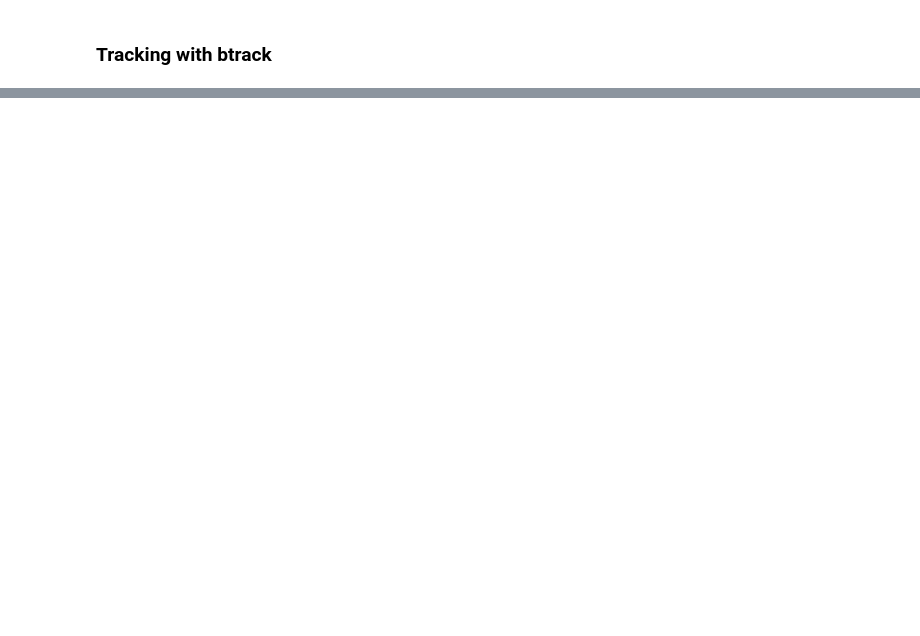
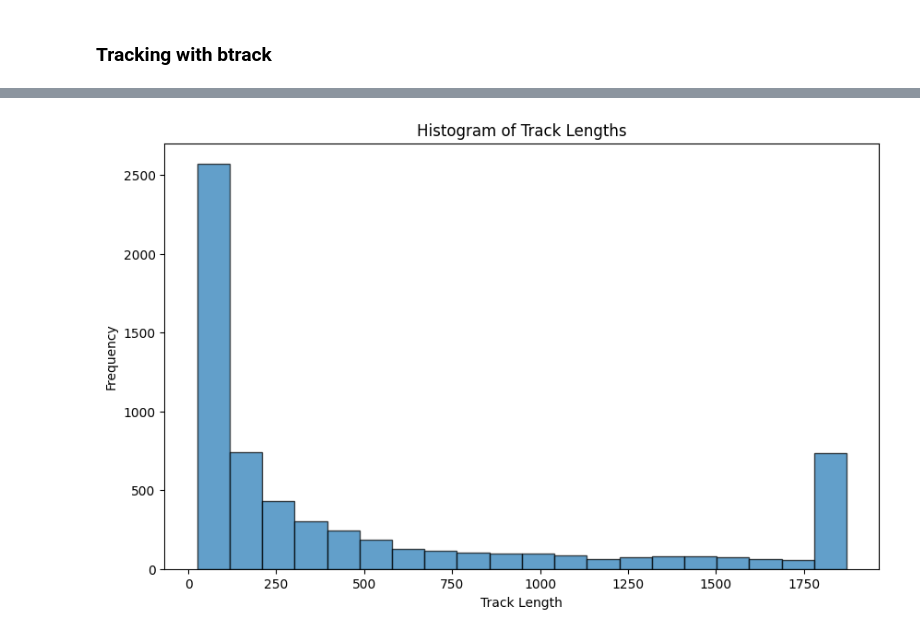
Before and after one commit to nezba00/apoDet, a Jupyter notebook: scripts/02_tracking_btrack.ipynb, the cells around one changed output, grey strips where cells are left out. Drawn from its saved outputs; the diff is of its cells as text; code cells hidden in the pictures; blank space fills up the shorter version.

```diff
--- a/scripts/02_tracking_btrack.ipynb
+++ b/scripts/02_tracking_btrack.ipynb
@@ -206,0 +260,9 @@ def convert_obj_to_track_ids(gt_filtered, merged_df):
+# %%
+# Load image paths in specified directory
+logger.info("Starting Image Processing")
+image_paths = get_image_paths(os.path.join(IMG_DIR))
+filenames = [os.path.splitext(os.path.basename(path))[0] for path in image_paths]    ### TODO remove :2 here, was only for testing
+logger.info(f"Detected {len(filenames)} files in specified directories.")
+filenames = filenames[64:67]
+# filenames = filenames[77:79]
+print(filenames)
@@ -207,10 +273,5 @@ def convert_obj_to_track_ids(gt_filtered, merged_df):
 # %%
-# Load image paths in specified directory
-logger.info("Starting Image Processing")
-image_paths = get_image_paths(os.path.join(IMG_DIR))
-filenames = [os.path.splitext(os.path.basename(path))[0] for path in image_paths[:2]]    ### TODO remove :2 here, was only for testing
-logger.info(f"Detected {len(filenames)} files in specified directories.")
-#print(filenames)
+
 
 # Create directories for saving if they do not exist
 output_dirs = [MASK_DIR, DF_DIR, TRACK_DF_DIR, TRACKED_MASK_DIR]
@@ -224,6 +285,9 @@ for path, filename in zip(image_paths, filenames):
     mask_path = os.path.join(MASK_DIR, f'{filename}.npz')
     with np.load(mask_path) as data:
         gt_filtered = data['gt']  # Access the saved array
+
+    gt_filtered, indices = remove_outlier_frames(gt_filtered)
+    logger.info(f'{len(indices)} outlier frames replaced by frame with zeroes.')
 
     df_path = os.path.join(DF_DIR, f'{filename}_pd_df.csv')
     strdst_df =  pd.read_csv(df_path, header=0)
@@ -240,7 +304,7 @@ for path, filename in zip(image_paths, filenames):
 
     # Save merged DataFrame to a CSV file
     merge_df_path = os.path.join(TRACK_DF_DIR, f"{filename}.csv")
-    merged_df.to_csv(merge_df_path, index=False)
+    #merged_df.to_csv(merge_df_path, index=False)
     logger.info(f"\tSaved merged dfs at: {merge_df_path}")
 
     ### Create a mask with btrack track_ids instead of stardists obj_ids
@@ -249,6 +313,6 @@ for path, filename in zip(image_paths, filenames):
 
     # Save masks
     mask_path = os.path.join(TRACKED_MASK_DIR, f'{filename}.npz')
-    np.savez_compressed(mask_path, gt=tracked_masks)
+    #np.savez_compressed(mask_path, gt=tracked_masks)
     logger.info(f"\t\tMask saved at: {mask_path}")
 # %% [output]
@@ -309,0 +442,22 @@ plt.show()
+# %%
+import matplotlib.pyplot as plt
+
+track_sizes = merged_df.groupby("track_id")["track_id"].transform('size')
+merged_df_long = merged_df[track_sizes >= TRK_MIN_LEN].copy()
+
+# Count occurrences of each track_id to determine track lengths
+track_lengths = merged_df_long["track_id"].value_counts()
+
+# Plot histogram
+plt.figure(figsize=(10, 6))
+plt.hist(track_lengths, bins=20, edgecolor="black", alpha=0.7)
+
+# Labels and title
+plt.xlabel("Track Length")
+plt.ylabel("Frequency")
+plt.title("Histogram of Track Lengths")
+
+# Show plot
+plt.show()
+# %% [output]
+[figure, added]
```
Also changed, not shown: parts of 15 cells of this notebook.
